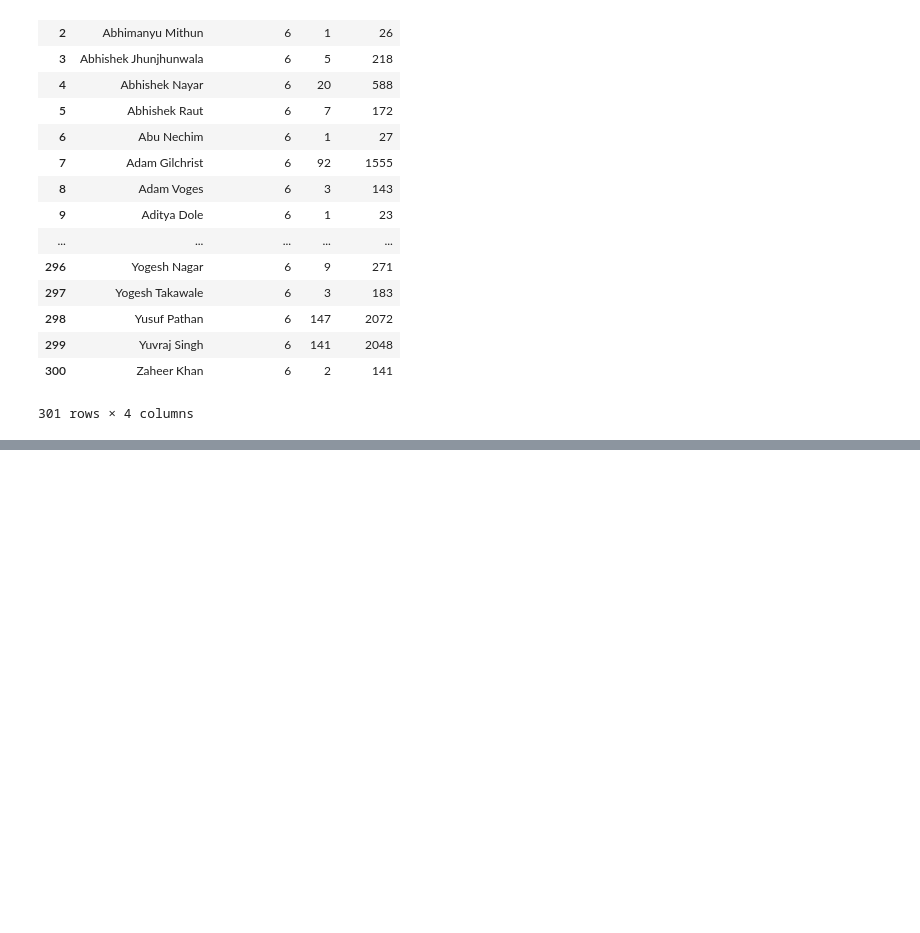
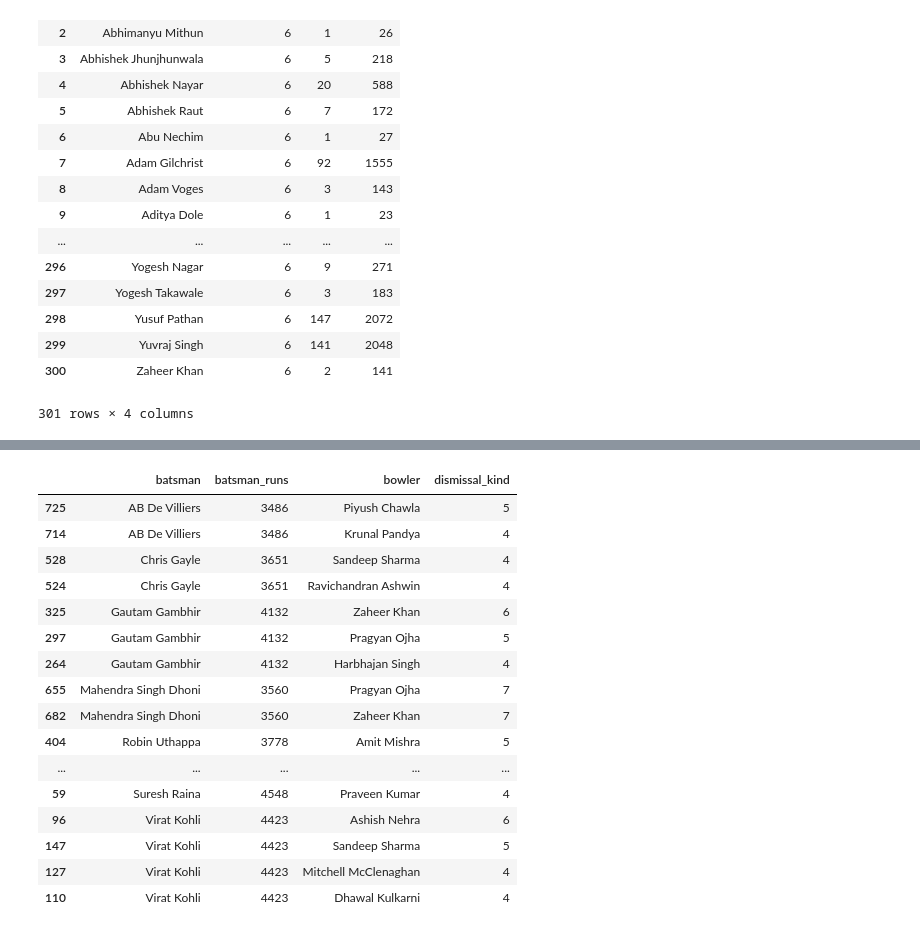
Before and after one commit to venugopalshetty1/datahackIPL, a Jupyter notebook: Untitled1 (3).ipynb, the cells around one changed output, grey strips where cells are left out. Cells and saved outputs as stored; diff of their text form; code cells hidden in the pictures; blank space fills up the shorter version.

```diff
--- a/Untitled1 (3).ipynb
+++ b/Untitled1 (3).ipynb
@@ -1092,0 +1488,9 @@ plotly.offline.iplot({
+# %%
+#### in whos bowling the most of the times the top batsman got dismissed.
+
+
+player_dismissal=ball_by_ball[~ball_by_ball['dismissal_kind'].isnull()][['bowler','player_dismissed','dismissal_kind']]
+# %%
+top_10_batsman_bowler=top10_batsmans.merge((player_dismissal.groupby(['bowler','player_dismissed'],as_index=False).count()),left_on='batsman',right_on='player_dismissed')
+# %%
+top_10_batsman_bowler=top_10_batsman_bowler.sort_values(['dismissal_kind'],ascending=[False])
@@ -1092,0 +1499,23 @@ plotly.offline.iplot({
+# %%
+
+#### Bowlers who dismissed the top batsmen more than 4 times since 2008 till 2017.
+
+top_10_batsman_bowler[top_10_batsman_bowler['dismissal_kind']>=4].sort_values(['batsman','dismissal_kind'],ascending=[True,False])
+# %% [output]
+|  | batsman | batsman_runs | bowler | dismissal_kind |
+| 725 | AB De Villiers | 3486 | Piyush Chawla | 5 |
+| 714 | AB De Villiers | 3486 | Krunal Pandya | 4 |
+| 528 | Chris Gayle | 3651 | Sandeep Sharma | 4 |
+| 524 | Chris Gayle | 3651 | Ravichandran Ashwin | 4 |
+| 325 | Gautam Gambhir | 4132 | Zaheer Khan | 6 |
+| 297 | Gautam Gambhir | 4132 | Pragyan Ojha | 5 |
+| 264 | Gautam Gambhir | 4132 | Harbhajan Singh | 4 |
+| 655 | Mahendra Singh Dhoni | 3560 | Pragyan Ojha | 7 |
+| 682 | Mahendra Singh Dhoni | 3560 | Zaheer Khan | 7 |
+| 404 | Robin Uthappa | 3778 | Amit Mishra | 5 |
+| ... | ... | ... | ... | ... |
+| 59 | Suresh Raina | 4548 | Praveen Kumar | 4 |
+| 96 | Virat Kohli | 4423 | Ashish Nehra | 6 |
+| 147 | Virat Kohli | 4423 | Sandeep Sharma | 5 |
+| 127 | Virat Kohli | 4423 | Mitchell McClenaghan | 4 |
+| 110 | Virat Kohli | 4423 | Dhawal Kulkarni | 4 |
```
Also changed, not shown: parts of 61 cells of this notebook.
